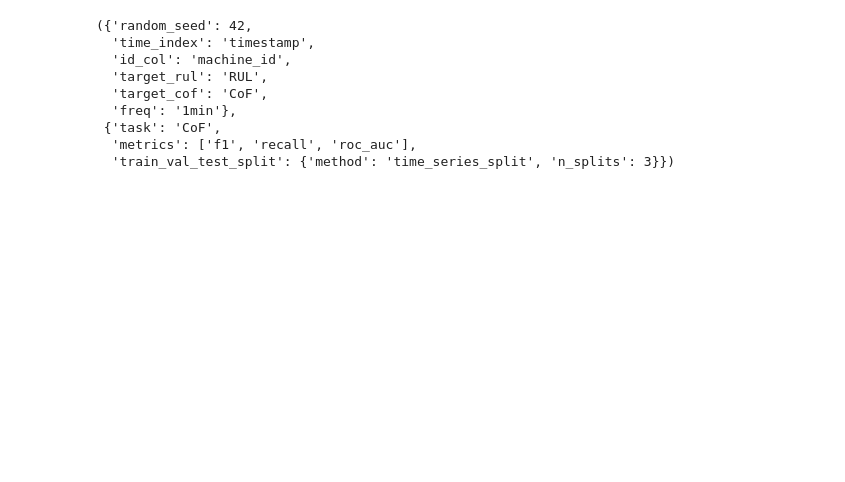
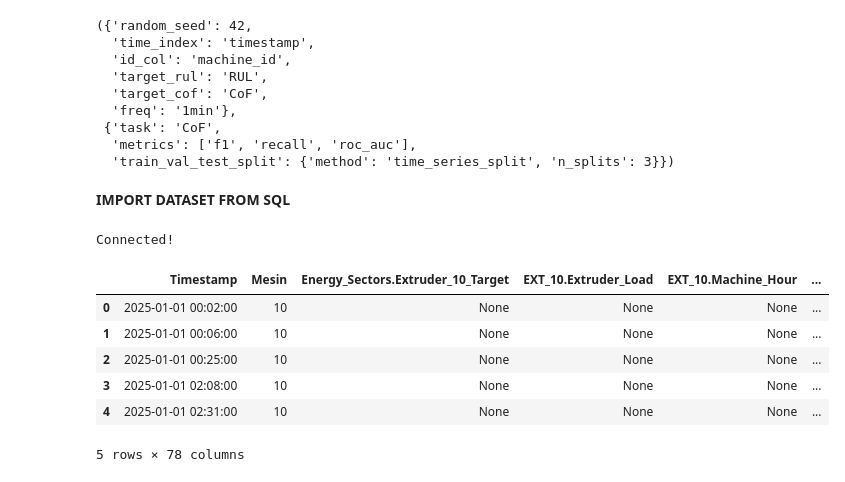
Before and after one commit to rdammara/pdm-project, a Jupyter notebook: notebooks/RUL/01_eda_data_prep_RUL.ipynb, the cells around one changed output. Cells and saved outputs as stored; diff of their text form; code cells hidden in the pictures; blank space fills up the shorter version.

Commit message:
adding SQL Connector to RUL EDA Data Prep

```diff
--- a/notebooks/RUL/01_eda_data_prep_RUL.ipynb
+++ b/notebooks/RUL/01_eda_data_prep_RUL.ipynb
@@ -63,3 +63,51 @@ base_cfg, task_cfg
  {'task': 'CoF',
   'metrics': ['f1', 'recall', 'roc_auc'],
   'train_val_test_split': {'method': 'time_series_split', 'n_splits': 3}})
+# %% [markdown]
+**IMPORT DATASET FROM SQL**
+# %%
+from dotenv import load_dotenv
+import os
+import pyodbc
+
+# Load .env
+load_dotenv()
+
+# Ambil variabel dari .env
+server     = os.getenv("MSSQL_SERVER")
+port       = os.getenv("MSSQL_PORT")
+database   = os.getenv("MSSQL_DATABASE")
+username   = os.getenv("MSSQL_USERNAME")
+password   = os.getenv("MSSQL_PASSWORD")
+driver     = os.getenv("MSSQL_DRIVER")
+encrypt  = os.getenv("MSSQL_ENCRYPT")
+trust    = os.getenv("MSSQL_TRUST_SERVER_CERTIFICATE")
+
+# Bangun connection string
+conn_str = (
+    f"DRIVER={{{driver}}};"
+    f"SERVER={server};"
+    f"DATABASE={database};"
+    f"UID={username};"
+    f"PWD={password};"
+    f"Encrypt={encrypt};"
+    f"TrustServerCertificate={trust};"
+)
+
+# Connect
+conn = pyodbc.connect(conn_str, timeout=500)
+print("Connected!")
+# %% [output]
+Connected!
+# %%
+line10_path = pd.read_sql("SELECT * FROM dbo.DM_Machine_Learning_Line_10", conn)
+# %%
+line10_path.head()
+# %% [output]
+|  | Timestamp | Mesin | Energy_Sectors.Extruder_10_Target | EXT_10.Extruder_Load | EXT_10.Machine_Hour | ... |
+| 0 | 2025-01-01 00:02:00 | 10 | None | None | None | ... |
+| 1 | 2025-01-01 00:06:00 | 10 | None | None | None | ... |
+| 2 | 2025-01-01 00:25:00 | 10 | None | None | None | ... |
+| 3 | 2025-01-01 02:08:00 | 10 | None | None | None | ... |
+| 4 | 2025-01-01 02:31:00 | 10 | None | None | None | ... |
+5 rows × 78 columns
```
Also changed, not shown: parts of 8 cells of this notebook, 1 other file.
